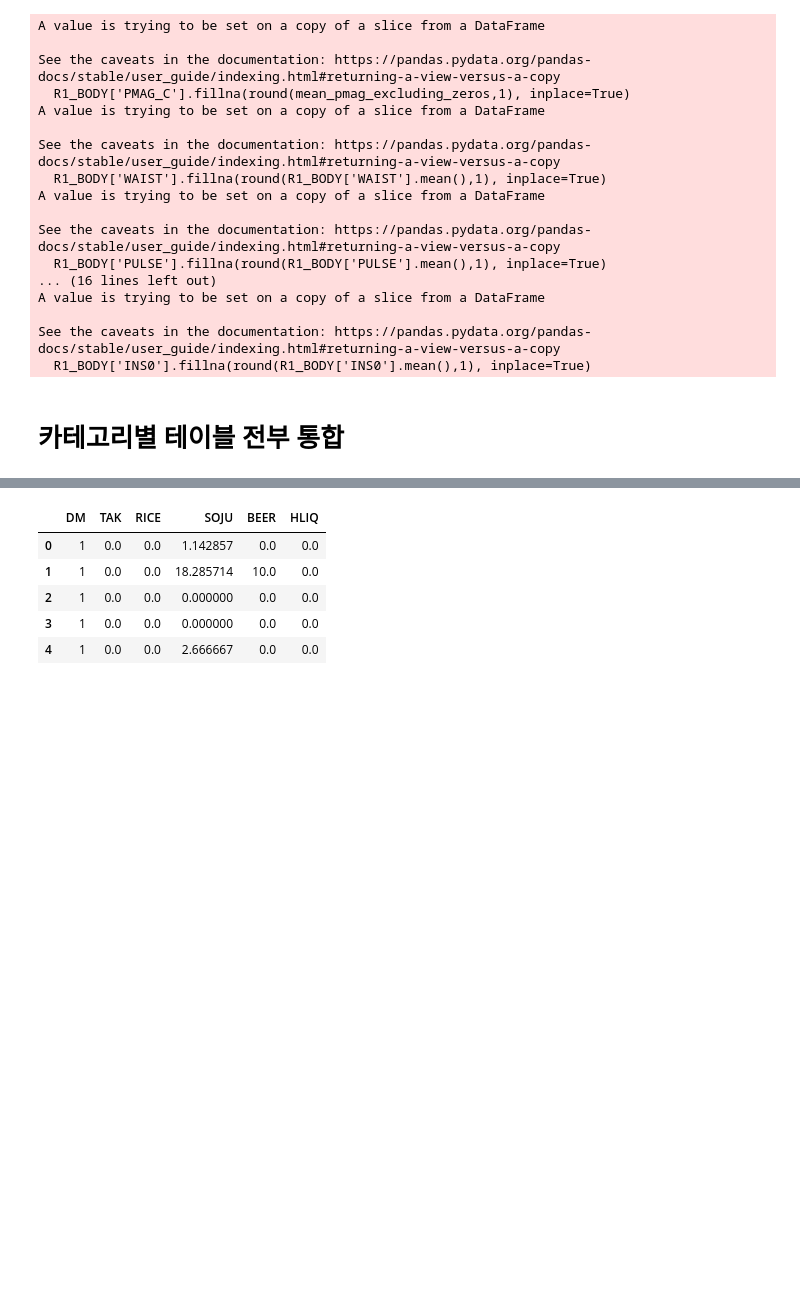
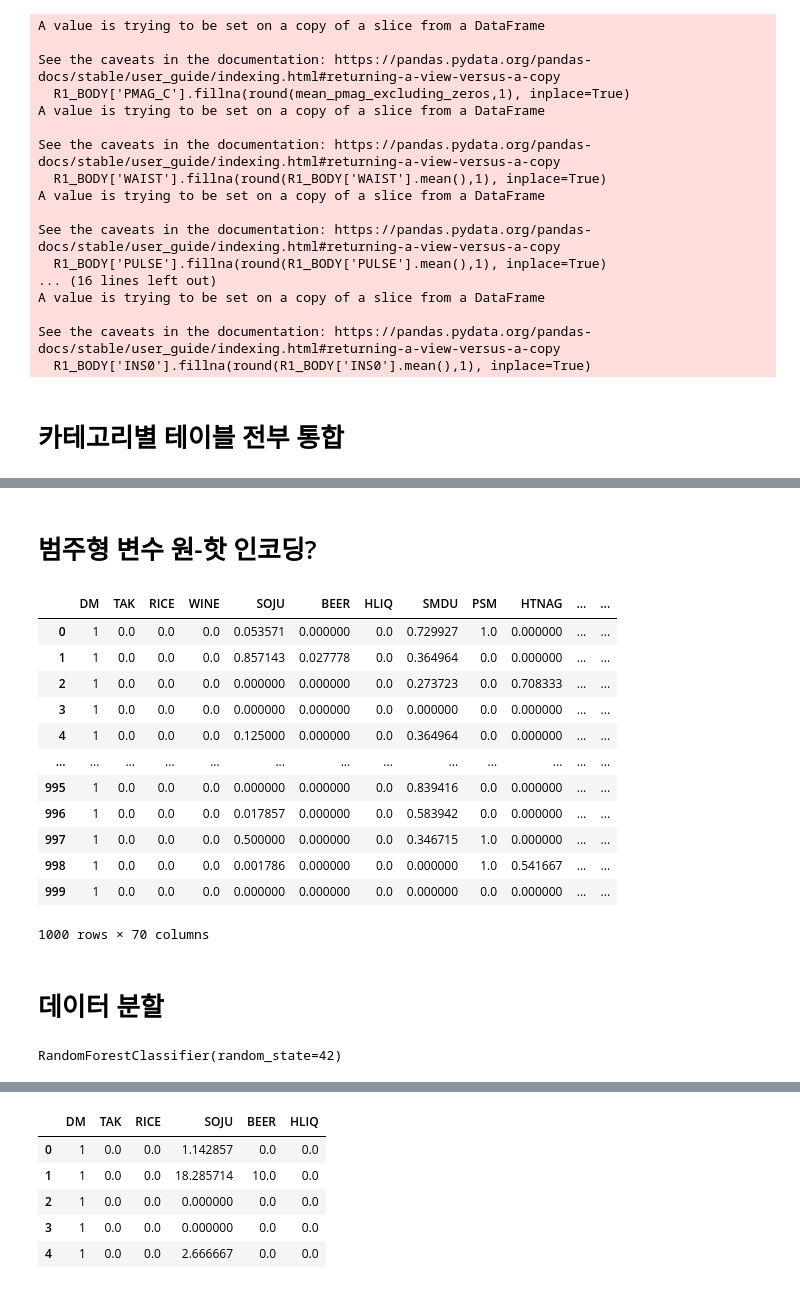
Before and after one commit to JOyongho4/DARTB4, a Jupyter notebook: KoreanHealthRecords.ipynb, the cells around one changed output, grey strips where cells are left out. Saved outputs shown, nothing was run; the diff lists cells and outputs as text; code cells hidden in the pictures; blank space fills up the shorter version.

```diff
--- a/KoreanHealthRecords.ipynb
+++ b/KoreanHealthRecords.ipynb
@@ -660,0 +620,23 @@ RECORD_scaled.head()
+# %% [markdown]
+# 범주형 변수 원-핫 인코딩?
+# %%
+# 범주형 변수를 원-핫 인코딩
+RECORD_processed = pd.get_dummies(RECORD_scaled, columns=['TAKFQ','RICEFQ','WINEFQ','SOJUFQ','BEERFQ','HLIQFQ',
+                                                          'SMOKE','HTN','LIP','FMFHT','FMMHT','FMFDM','FMMDM','SEX','PMYN_C'], drop_first=True)
+RECORD_processed
+# %% [output]
+|  | DM | TAK | RICE | WINE | SOJU | BEER | HLIQ | SMDU | PSM | HTNAG | ... | ... |
+| 0 | 1 | 0.0 | 0.0 | 0.0 | 0.053571 | 0.000000 | 0.0 | 0.729927 | 1.0 | 0.000000 | ... | ... |
+| 1 | 1 | 0.0 | 0.0 | 0.0 | 0.857143 | 0.027778 | 0.0 | 0.364964 | 0.0 | 0.000000 | ... | ... |
+| 2 | 1 | 0.0 | 0.0 | 0.0 | 0.000000 | 0.000000 | 0.0 | 0.273723 | 0.0 | 0.708333 | ... | ... |
+| 3 | 1 | 0.0 | 0.0 | 0.0 | 0.000000 | 0.000000 | 0.0 | 0.000000 | 0.0 | 0.000000 | ... | ... |
+| 4 | 1 | 0.0 | 0.0 | 0.0 | 0.125000 | 0.000000 | 0.0 | 0.364964 | 0.0 | 0.000000 | ... | ... |
+| ... | ... | ... | ... | ... | ... | ... | ... | ... | ... | ... | ... | ... |
+| 995 | 1 | 0.0 | 0.0 | 0.0 | 0.000000 | 0.000000 | 0.0 | 0.839416 | 0.0 | 0.000000 | ... | ... |
+| 996 | 1 | 0.0 | 0.0 | 0.0 | 0.017857 | 0.000000 | 0.0 | 0.583942 | 0.0 | 0.000000 | ... | ... |
+| 997 | 1 | 0.0 | 0.0 | 0.0 | 0.500000 | 0.000000 | 0.0 | 0.346715 | 1.0 | 0.000000 | ... | ... |
+| 998 | 1 | 0.0 | 0.0 | 0.0 | 0.001786 | 0.000000 | 0.0 | 0.000000 | 1.0 | 0.541667 | ... | ... |
+| 999 | 1 | 0.0 | 0.0 | 0.0 | 0.000000 | 0.000000 | 0.0 | 0.000000 | 0.0 | 0.000000 | ... | ... |
+1000 rows × 70 columns
+# %% [markdown]
+# 데이터 분할
@@ -660,0 +650,11 @@ RECORD_scaled.head()
+# %%
+from sklearn.ensemble import RandomForestClassifier
+from sklearn.metrics import accuracy_score, classification_report, confusion_matrix
+
+# 랜덤 포레스트 모델 초기화
+model = RandomForestClassifier(random_state=42, n_estimators=100)
+
+# 모델 학습
+model.fit(X_train, y_train)
+# %% [output]
+RandomForestClassifier(random_state=42)
```
Also changed, not shown: parts of 13 cells of this notebook.
